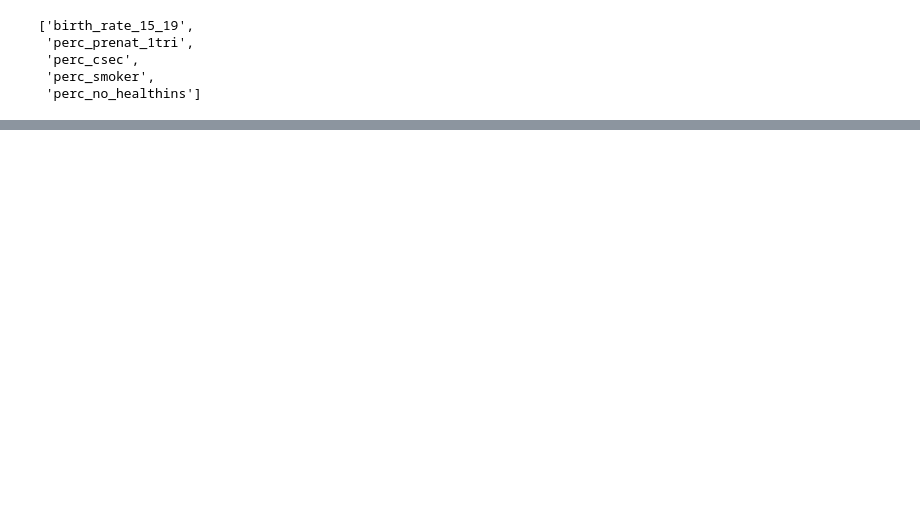
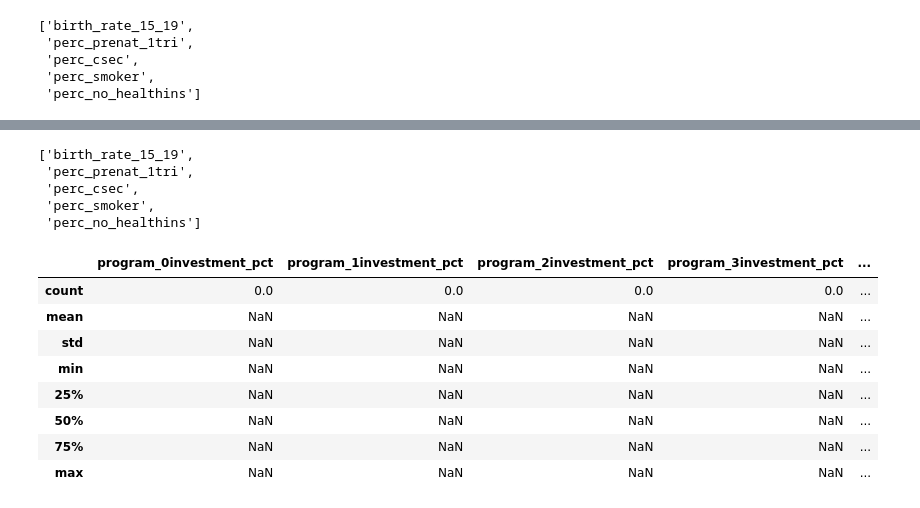
Before and after one commit to cleung-2/dabp_final, a Jupyter notebook: OptimizationCode.ipynb, the cells around one changed output, grey strips where cells are left out. Drawn from its saved outputs; the diff is of its cells as text; code cells hidden in the pictures; blank space fills up the shorter version.

```diff
--- a/OptimizationCode.ipynb
+++ b/OptimizationCode.ipynb
@@ -242,0 +271,23 @@ count
+# %%
+parameter_invesment_names=['program_0investment_pct', 'program_1investment_pct', 'program_2investment_pct', 'program_3investment_pct', 'program_4investment_pct']
+# %%
+program_vars
+# %% [output]
+['birth_rate_15_19',
+ 'perc_prenat_1tri',
+ 'perc_csec',
+ 'perc_smoker',
+ 'perc_no_healthins']
+# %%
+# investment patterns given investment in program j
+parametersData[parametersData.investment_in_prog_0>0][parameter_invesment_names].describe()
+# %% [output]
+|  | program_0investment_pct | program_1investment_pct | program_2investment_pct | program_3investment_pct | ... |
+| count | 0.0 | 0.0 | 0.0 | 0.0 | ... |
+| mean | NaN | NaN | NaN | NaN | ... |
+| std | NaN | NaN | NaN | NaN | ... |
+| min | NaN | NaN | NaN | NaN | ... |
+| 25% | NaN | NaN | NaN | NaN | ... |
+| 50% | NaN | NaN | NaN | NaN | ... |
+| 75% | NaN | NaN | NaN | NaN | ... |
+| max | NaN | NaN | NaN | NaN | ... |
```
Also changed, not shown: parts of 20 cells of this notebook.
